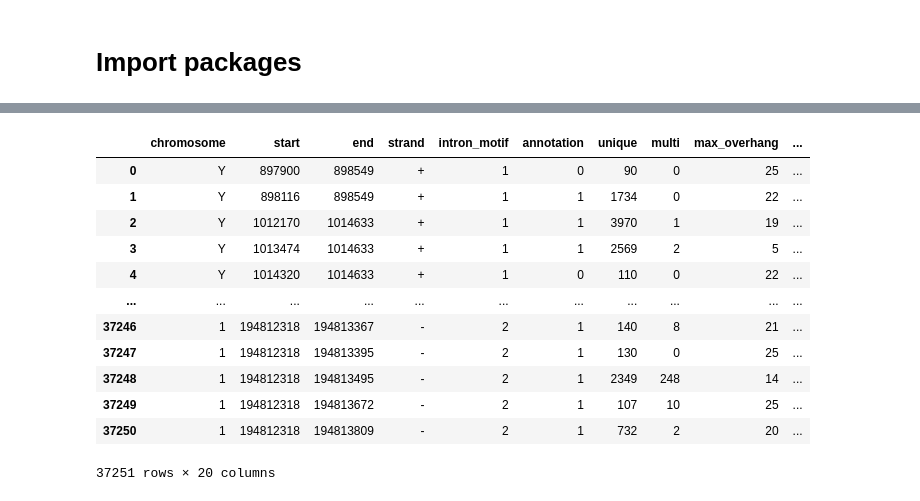
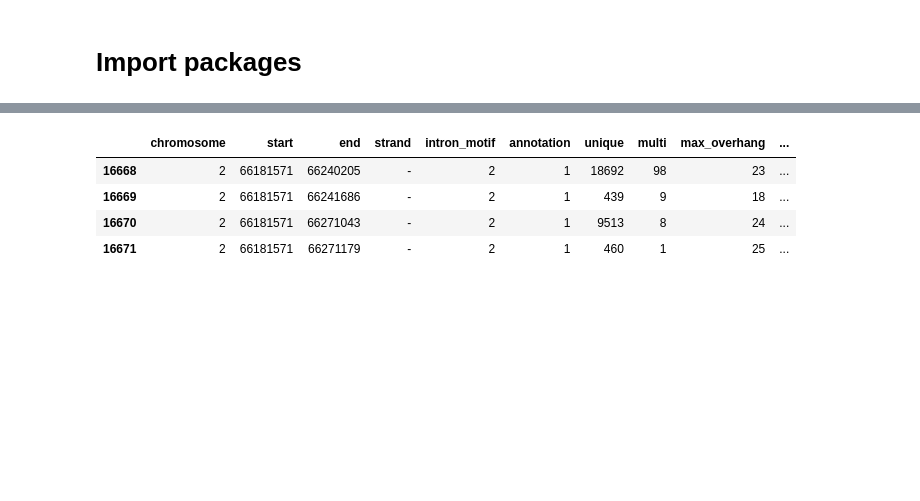
Before and after one commit to nuoxuxu/patch_seq_spl, a Jupyter notebook: notebooks/individual_events.ipynb, the cells around one changed output, grey strips where cells are left out. Cells and saved outputs as stored; diff of their text form; code cells hidden in the pictures; blank space fills up the shorter version.

```diff
--- a/notebooks/individual_events.ipynb
+++ b/notebooks/individual_events.ipynb
@@ -18,2 +16,4 @@ Loading required package: svglite
 # %%
 adata = anndata.read_h5ad("proc/scquint/preprocessed_adata_three.h5ad")
+VGIC_LGIC = np.load("data/VGIC_LGIC.npy", allow_pickle=True)
+adata = adata[:, adata.var.gene_name.isin(VGIC_LGIC)]
@@ -25,16 +53,8 @@ AnnData object with n_obs × n_vars = 4190 × 37251
 # %%
-adata.var
+adata[:, adata.var.intron_group == "Scn1a_2_66181571_-"].var
 # %% [output]
 |  | chromosome | start | end | strand | intron_motif | annotation | unique | multi | max_overhang | ... |
-| 0 | Y | 897900 | 898549 | + | 1 | 0 | 90 | 0 | 25 | ... |
-| 1 | Y | 898116 | 898549 | + | 1 | 1 | 1734 | 0 | 22 | ... |
-| 2 | Y | 1012170 | 1014633 | + | 1 | 1 | 3970 | 1 | 19 | ... |
-| 3 | Y | 1013474 | 1014633 | + | 1 | 1 | 2569 | 2 | 5 | ... |
-| 4 | Y | 1014320 | 1014633 | + | 1 | 0 | 110 | 0 | 22 | ... |
-| ... | ... | ... | ... | ... | ... | ... | ... | ... | ... | ... |
-| 37246 | 1 | 194812318 | 194813367 | - | 2 | 1 | 140 | 8 | 21 | ... |
-| 37247 | 1 | 194812318 | 194813395 | - | 2 | 1 | 130 | 0 | 25 | ... |
-| 37248 | 1 | 194812318 | 194813495 | - | 2 | 1 | 2349 | 248 | 14 | ... |
-| 37249 | 1 | 194812318 | 194813672 | - | 2 | 1 | 107 | 10 | 25 | ... |
-| 37250 | 1 | 194812318 | 194813809 | - | 2 | 1 | 732 | 2 | 20 | ... |
+| 16668 | 2 | 66181571 | 66240205 | - | 2 | 1 | 18692 | 98 | 23 | ... |
+| 16669 | 2 | 66181571 | 66241686 | - | 2 | 1 | 439 | 9 | 18 | ... |
+| 16670 | 2 | 66181571 | 66271043 | - | 2 | 1 | 9513 | 8 | 24 | ... |
+| 16671 | 2 | 66181571 | 66271179 | - | 2 | 1 | 460 | 1 | 25 | ... |
-37251 rows × 20 columns
```
Also changed, not shown: parts of 9 cells of this notebook.
